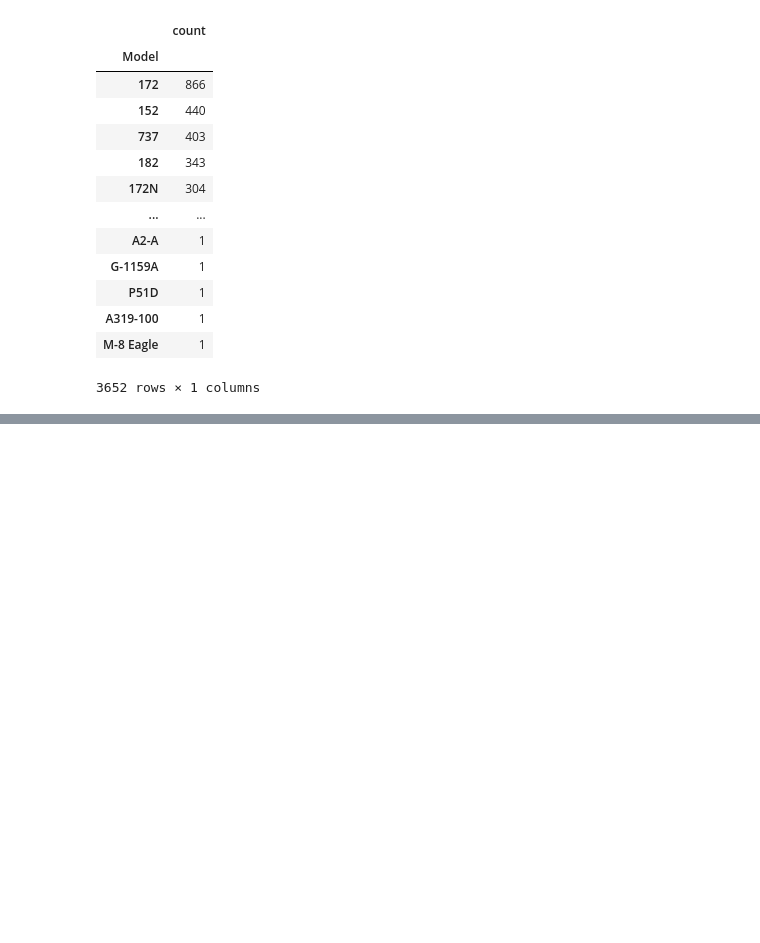
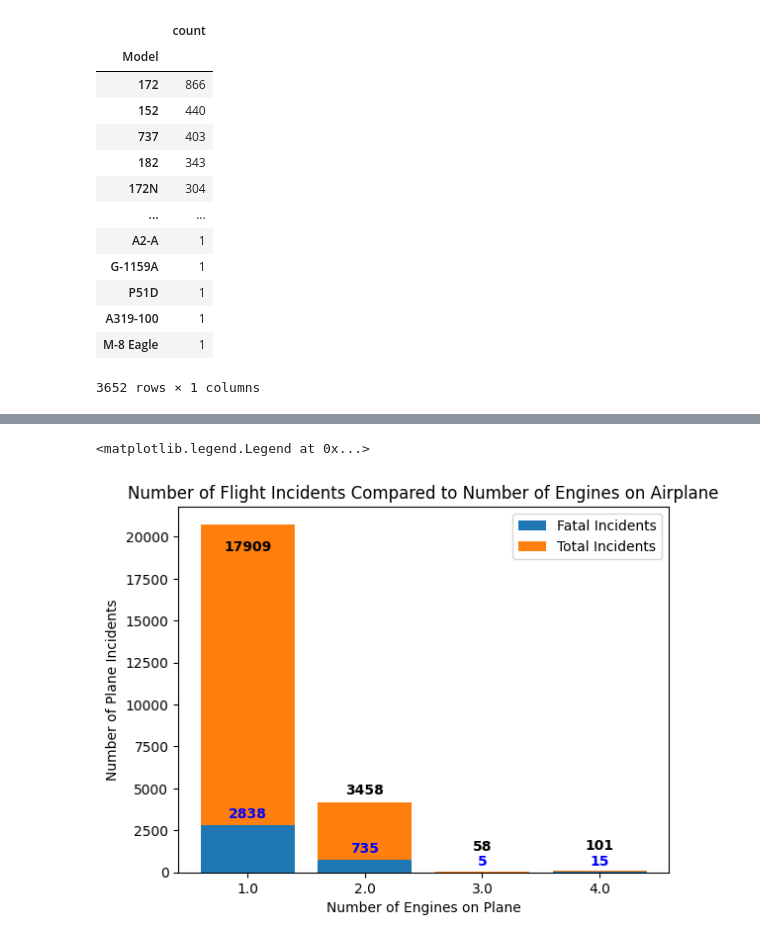
Before and after one commit to AndrewReusche/dsc-phase-1-project-v3, a Jupyter notebook: Refined_Data_Analysis.ipynb, the cells around one changed output, grey strips where cells are left out. Saved outputs shown, nothing was run; the diff lists cells and outputs as text; code cells hidden in the pictures; blank space fills up the shorter version.

Commit message:
creation of jupyter displays for airplane specific dfs

```diff
--- a/Refined_Data_Analysis.ipynb
+++ b/Refined_Data_Analysis.ipynb
@@ -892,3 +904,7 @@ Number_of_Engine_Analysis
 | 2.0 | 735 | 3458 |
 | 3.0 | 5 | 58 |
 | 4.0 | 15 | 101 |
+# %%
+Number_of_Engine_Analysis.index=Number_of_Engine_Analysis.index.astype(str)
+
+Number_of_Engine_Analysis
@@ -1082,0 +1215,4 @@ Fatal_Model_Analysis
+# %%
+Number_of_Engine_Analysis.reset_index(inplace=True)
+
+Number_of_Engine_Analysis
@@ -1082,0 +1225,36 @@ Fatal_Model_Analysis
+# %%
+#Engine Number Analysis
+
+x= Number_of_Engine_Analysis['Number.of.Engines']
+y1= Number_of_Engine_Analysis['Fatality.Count']
+y2= Number_of_Engine_Analysis['Incident.Count']
+
+Engine_Count_Fig, Engine_Count_Axes= plt.subplots()
+Fatal_Incidents_plt=Engine_Count_Axes.bar(x,y1)
+Total_Incidents_plt=Engine_Count_Axes.bar(x,y2, bottom=y1)
+
+for fat in Fatal_Incidents_plt:
+    height= fat.get_height()
+    Engine_Count_Axes.annotate(f'{height}', xy=(fat.get_x() + fat.get_width() / 2,\
+                            height-1), xytext=(0,3), textcoords= 'offset points',\
+                               ha= 'center', va= 'bottom', color= 'blue',\
+                               fontweight= 'bold')
+
+for tot in Total_Incidents_plt:
+    height= tot.get_height()
+    Engine_Count_Axes.annotate(f'{height}', xy=(tot.get_x() + tot.get_width() / 2,\
+                            height+800), xytext=(0,3), textcoords= 'offset points',\
+                               ha= 'center', va= 'bottom', color= 'black',\
+                               fontweight= 'bold')
+
+Engine_Count_Axes.set_title(\
+    'Number of Flight Incidents Compared to Number of Engines on Airplane')
+Engine_Count_Axes.set_ylabel('Number of Plane Incidents')
+Engine_Count_Axes.set_xlabel('Number of Engines on Plane')
+
+Engine_Count_Axes.legend([Fatal_Incidents_plt, Total_Incidents_plt], \
+                              ['Fatal Incidents', 'Total Incidents'], \
+                              loc = 'upper right')
+# %% [output]
+<matplotlib.legend.Legend at 0x...>
+[figure, added]
```
Also changed, not shown: parts of 22 cells of this notebook.
